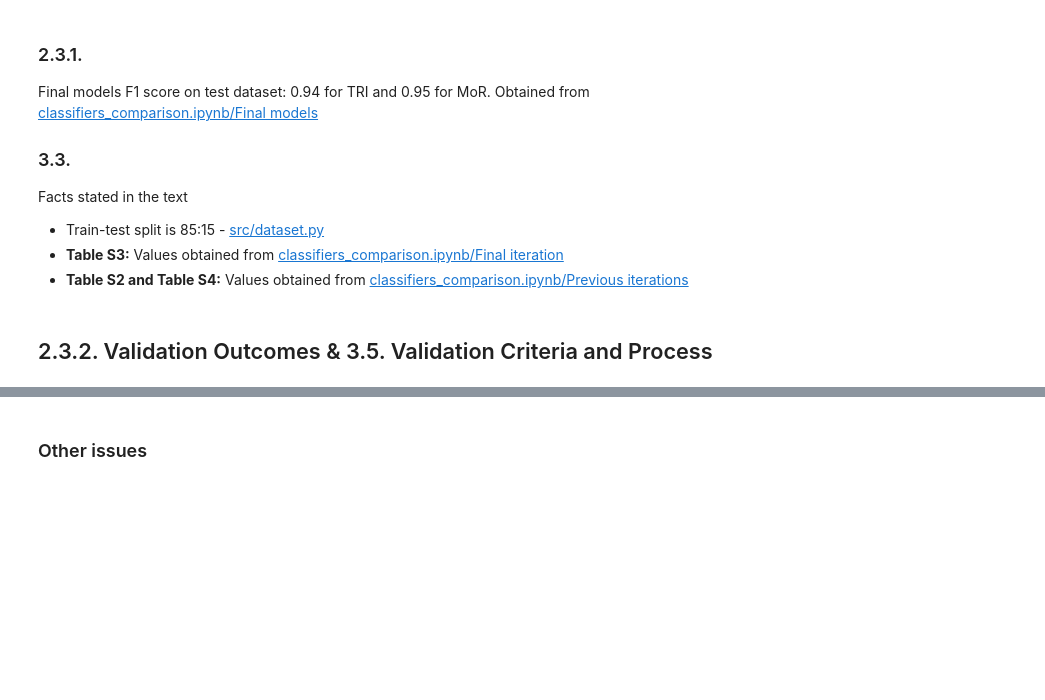
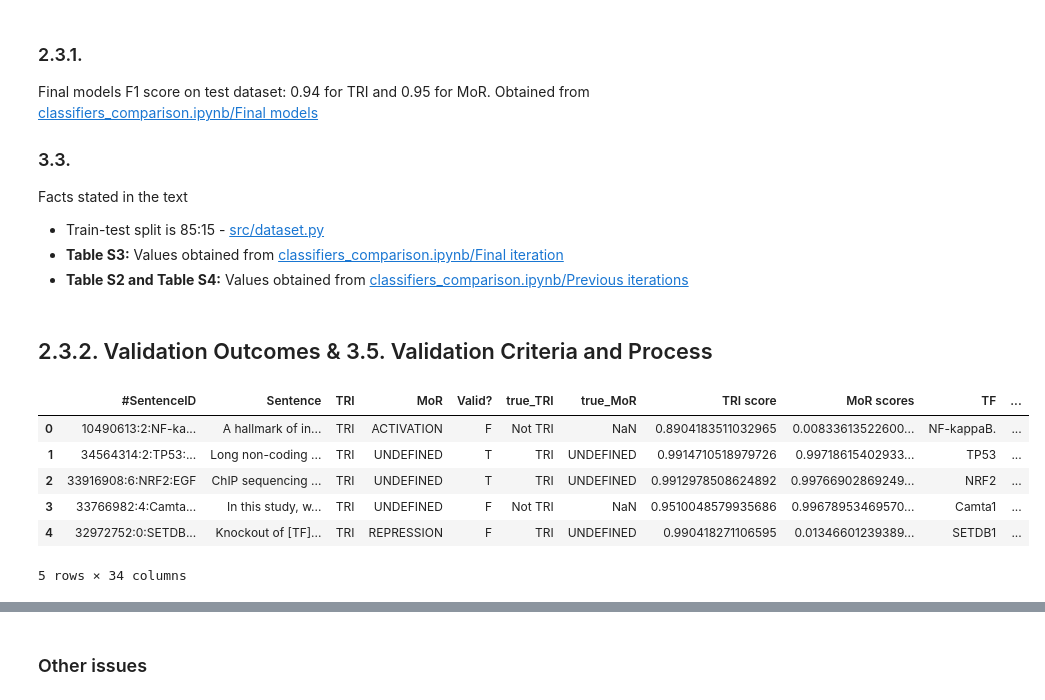
Before and after one commit to Rbbt-Workflows/ExTRI2, a Jupyter notebook: analysis/repo_to_paper.ipynb, the cells around one changed output, grey strips where cells are left out. Saved outputs shown, nothing was run; the diff lists cells and outputs as text; code cells hidden in the pictures; blank space fills up the shorter version.

Commit message:
Solved some TODOs

```diff
--- a/analysis/repo_to_paper.ipynb
+++ b/analysis/repo_to_paper.ipynb
@@ -675,6 +674,49 @@ Facts stated in the text
 * **Table S2 and Table S4:** Values obtained from [classifiers_comparison.ipynb/Previous iterations](classifiers_comparison.ipynb)
 # %% [markdown]
 ## 2.3.2. Validation Outcomes & 3.5. Validation Criteria and Process
+# %%
+# Save validated_df in the format specified in the paper
+def save_paper_validated_df(validated_df):
+    '''Get the validated_df in the format specified in the paper'''
+
+    # Only keep relevant columns
+    columns = ['#SentenceID', 'Sentence', 'Label', 'MoR', 'Valid?', 'true_label', 'true_MoR', 'Valid score', 'MoR scores',  # TRI - MoR validation
+               'TF', 'TF Id', 'TF Symbol', 'TF TaxID',  'TF_is_incorrect', 'TF_correct_mention', 'TF offset',               # TF validation
+               'TG',  'TG Id', 'TG Symbol', 'TG TaxID', 'TG_is_incorrect', 'TG_correct_mention', 'Gene offset',             # TG validaiton
+               'TF_type_validated', 'method', 'stage', 'renormalisation', 'pre-post', 'TF_type',                            # Metadata
+               'Other issues', 'Explanation',
+               'Mutated Genes', 'Mutation offsets', 'Mutated_TF'
+               ]
+
+    # Only keep relevant columns
+    paper_val_df = validated_df[columns].copy()
+
+    # Change column names to match with paper
+    paper_val_df.rename(columns={'Label': 'TRI', 'true_label': 'true_TRI', 'Valid score': 'TRI score'}, inplace=True)
+
+    # Change TRI labels to match with paper
+    paper_val_df['TRI'] = paper_val_df['TRI'].replace({'FALSE': 'Not TRI', 'TRUE': 'TRI'})
+    paper_val_df['true_TRI'] = paper_val_df['true_TRI'].replace({'FALSE': 'Not TRI', 'TRUE': 'TRI'})
+
+    # TODO - If I remove sentences from the ExTRI2 dataset (Those where TF/TG have multiple mappings or
+    # map to different species, I must remove those sentences from here too and redo the validation results)
+
+    # Save into "tables/" folder
+    pd.DataFrame.to_csv(paper_val_df, "tables/all_validated_sentences.tsv", sep='\t', index=False, header=True)
+
+    display(paper_val_df.head())
+
+    return
+
+save_paper_validated_df(validated_df)
+# %% [output]
+|  | #SentenceID | Sentence | TRI | MoR | Valid? | true_TRI | true_MoR | TRI score | MoR scores | TF | ... |
+| 0 | 10490613:2:NF-ka... | A hallmark of in... | TRI | ACTIVATION | F | Not TRI | NaN | 0.8904183511032965 | 0.00833613522600... | NF-kappaB. | ... |
+| 1 | 34564314:2:TP53:... | Long non-coding ... | TRI | UNDEFINED | T | TRI | UNDEFINED | 0.9914710518979726 | 0.99718615402933... | TP53 | ... |
+| 2 | 33916908:6:NRF2:EGF | ChIP sequencing ... | TRI | UNDEFINED | T | TRI | UNDEFINED | 0.9912978508624892 | 0.99766902869249... | NRF2 | ... |
+| 3 | 33766982:4:Camta... | In this study, w... | TRI | UNDEFINED | F | Not TRI | NaN | 0.9510048579935686 | 0.99678953469570... | Camta1 | ... |
+| 4 | 32972752:0:SETDB... | Knockout of [TF]... | TRI | REPRESSION | F | TRI | UNDEFINED | 0.990418271106595 | 0.01346601239389... | SETDB1 | ... |
+5 rows × 34 columns
 # %%
 # PLOT - Ensure correctly balanced validation dataset
 def plot_tf_validation_distribution(ax, tf_type: str, all_sents: pd.DataFrame, val_random: pd.DataFrame, val_balanced: pd.DataFrame, ylim=30):
```
Also changed, not shown: parts of 13 cells of this notebook, 6 other files.
